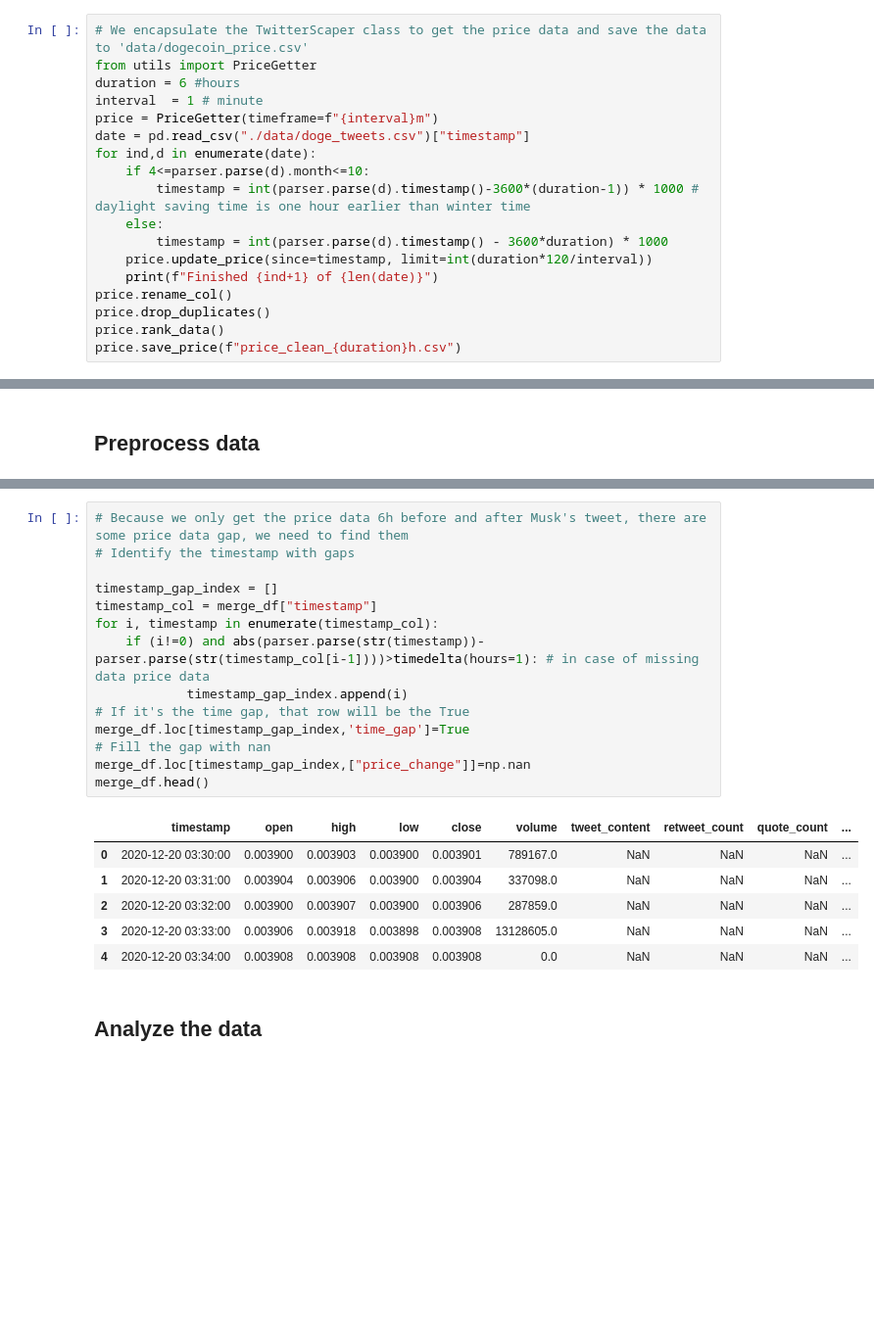
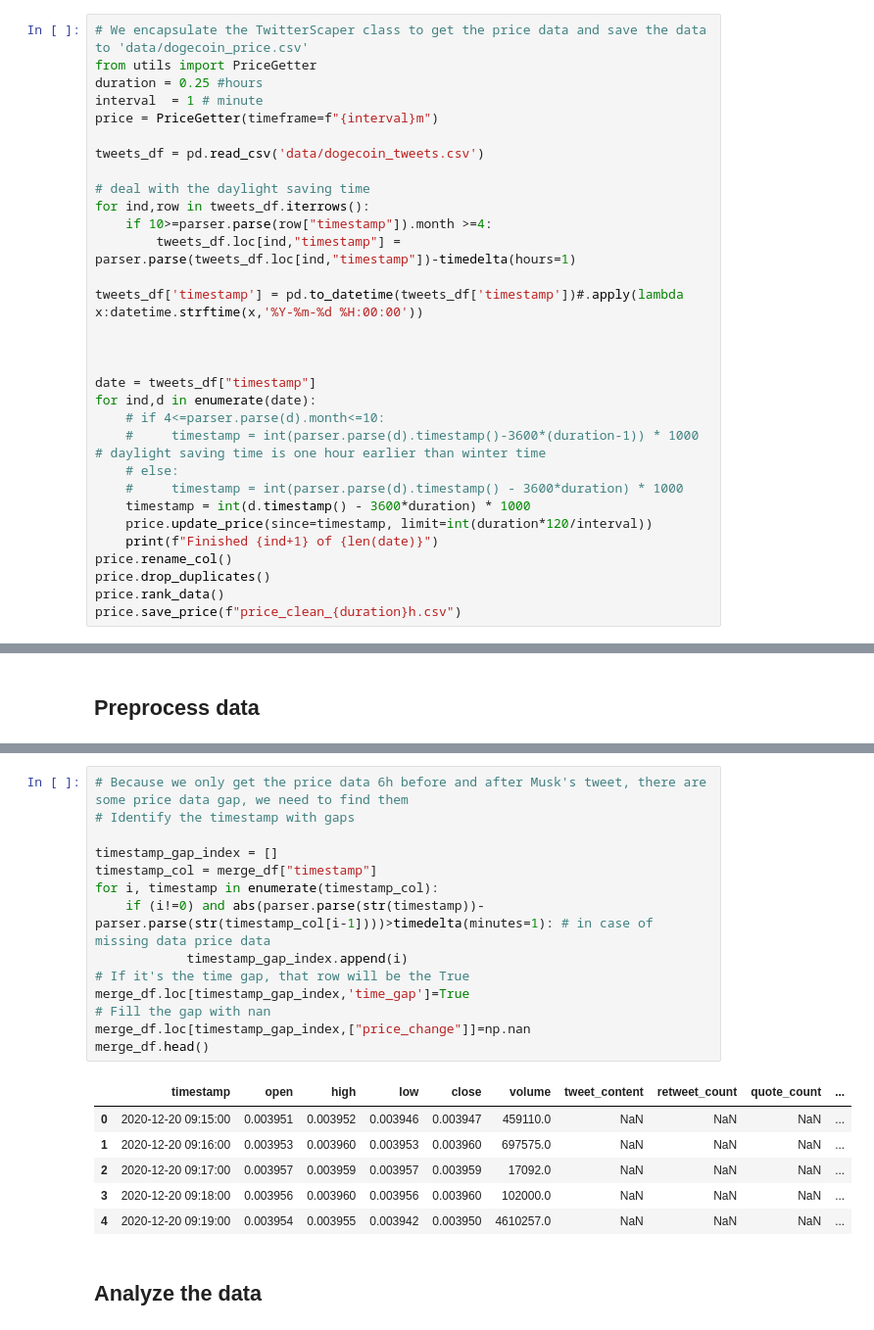
Before and after one commit to ba-group-projects/dogecoin-twitter-elon-musk, a Jupyter notebook: main.ipynb, the cells around one changed output, grey strips where cells are left out. Shown at 98% size. Drawn from its saved outputs; the diff is of its cells as text; blank space fills up the shorter version.

```diff
--- a/main.ipynb
+++ b/main.ipynb
@@ -38,15 +38,28 @@ Because Twitter API has some limitations, we need to crawl the tweets.
 # %%
 # We encapsulate the TwitterScaper class to get the price data and save the data to 'data/dogecoin_price.csv'
 from utils import PriceGetter
-duration = 6 #hours
+duration = 0.25 #hours
 interval  = 1 # minute
 price = PriceGetter(timeframe=f"{interval}m")
-date = pd.read_csv("./data/doge_tweets.csv")["timestamp"]
+
+tweets_df = pd.read_csv('data/dogecoin_tweets.csv')
+
+# deal with the daylight saving time
+for ind,row in tweets_df.iterrows():
+    if 10>=parser.parse(row["timestamp"]).month >=4:
+        tweets_df.loc[ind,"timestamp"] = parser.parse(tweets_df.loc[ind,"timestamp"])-timedelta(hours=1)
+
+tweets_df['timestamp'] = pd.to_datetime(tweets_df['timestamp'])#.apply(lambda x:datetime.strftime(x,'%Y-%m-%d %H:00:00'))
+
+
+
+date = tweets_df["timestamp"]
 for ind,d in enumerate(date):
-    if 4<=parser.parse(d).month<=10:
-        timestamp = int(parser.parse(d).timestamp()-3600*(duration-1)) * 1000 # daylight saving time is one hour earlier than winter time
-    else:
-        timestamp = int(parser.parse(d).timestamp() - 3600*duration) * 1000
+    # if 4<=parser.parse(d).month<=10:
+    #     timestamp = int(parser.parse(d).timestamp()-3600*(duration-1)) * 1000 # daylight saving time is one hour earlier than winter time
+    # else:
+    #     timestamp = int(parser.parse(d).timestamp() - 3600*duration) * 1000
+    timestamp = int(d.timestamp() - 3600*duration) * 1000
     price.update_price(since=timestamp, limit=int(duration*120/interval))
     print(f"Finished {ind+1} of {len(date)}")
 price.rename_col()
@@ -110,24 +133,24 @@ merge_df.head()
 # %%
 # Because we only get the price data 6h before and after Musk's tweet, there are some price data gap, we need to find them
 # Identify the timestamp with gaps
 
 timestamp_gap_index = []
 timestamp_col = merge_df["timestamp"]
 for i, timestamp in enumerate(timestamp_col):
-    if (i!=0) and abs(parser.parse(str(timestamp))-parser.parse(str(timestamp_col[i-1])))>timedelta(hours=1): # in case of missing data price data
+    if (i!=0) and abs(parser.parse(str(timestamp))-parser.parse(str(timestamp_col[i-1])))>timedelta(minutes=1): # in case of missing data price data
             timestamp_gap_index.append(i)
 # If it's the time gap, that row will be the True
 merge_df.loc[timestamp_gap_index,'time_gap']=True
 # Fill the gap with nan
 merge_df.loc[timestamp_gap_index,["price_change"]]=np.nan
 merge_df.head()
 # %% [output]
 |  | timestamp | open | high | low | close | volume | tweet_content | retweet_count | quote_count | ... |
-| 0 | 2020-12-20 03:30:00 | 0.003900 | 0.003903 | 0.003900 | 0.003901 | 789167.0 | NaN | NaN | NaN | ... |
-| 1 | 2020-12-20 03:31:00 | 0.003904 | 0.003906 | 0.003900 | 0.003904 | 337098.0 | NaN | NaN | NaN | ... |
-| 2 | 2020-12-20 03:32:00 | 0.003900 | 0.003907 | 0.003900 | 0.003906 | 287859.0 | NaN | NaN | NaN | ... |
-| 3 | 2020-12-20 03:33:00 | 0.003906 | 0.003918 | 0.003898 | 0.003908 | 13128605.0 | NaN | NaN | NaN | ... |
-| 4 | 2020-12-20 03:34:00 | 0.003908 | 0.003908 | 0.003908 | 0.003908 | 0.0 | NaN | NaN | NaN | ... |
+| 0 | 2020-12-20 09:15:00 | 0.003951 | 0.003952 | 0.003946 | 0.003947 | 459110.0 | NaN | NaN | NaN | ... |
+| 1 | 2020-12-20 09:16:00 | 0.003953 | 0.003960 | 0.003953 | 0.003960 | 697575.0 | NaN | NaN | NaN | ... |
+| 2 | 2020-12-20 09:17:00 | 0.003957 | 0.003959 | 0.003957 | 0.003959 | 17092.0 | NaN | NaN | NaN | ... |
+| 3 | 2020-12-20 09:18:00 | 0.003956 | 0.003960 | 0.003956 | 0.003960 | 102000.0 | NaN | NaN | NaN | ... |
+| 4 | 2020-12-20 09:19:00 | 0.003954 | 0.003955 | 0.003942 | 0.003950 | 4610257.0 | NaN | NaN | NaN | ... |
 # %% [markdown]
 ## Analyze the data
 # %% [markdown]
```
Also changed, not shown: parts of 13 cells of this notebook, 1 other file.
